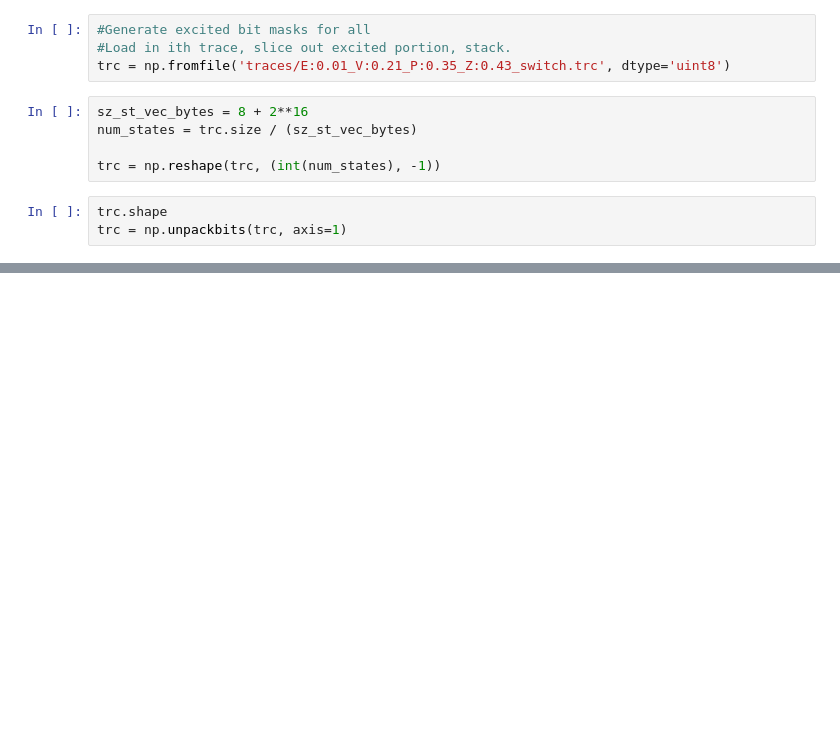
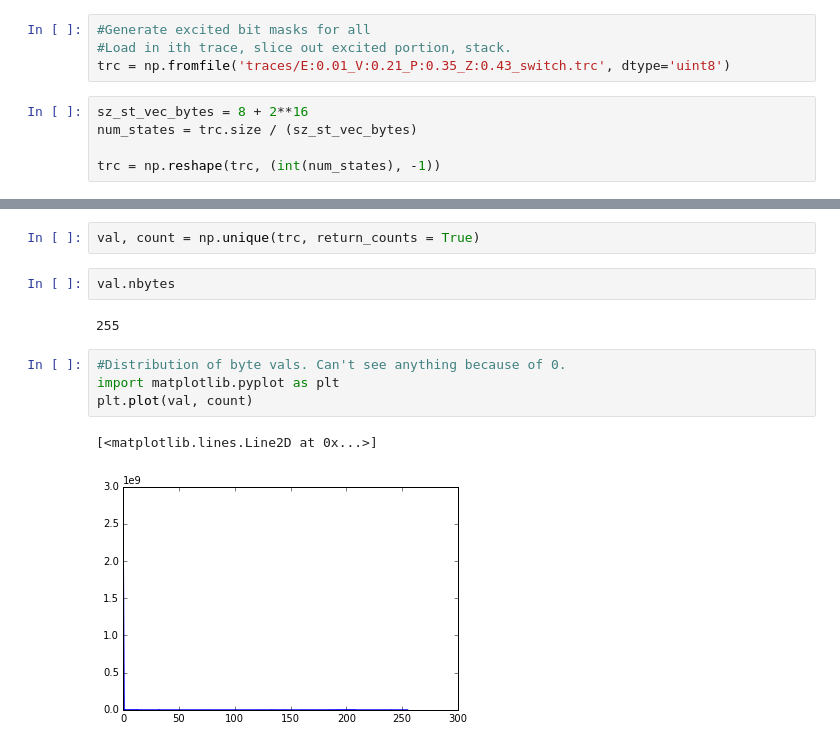
Before and after one commit to PSML/TracePipeline, a Jupyter notebook: experiments/e7_tuswitch/Switch.ipynb, the cells around one changed output, grey strips where cells are left out. Saved outputs shown, nothing was run; the diff lists cells and outputs as text; blank space fills up the shorter version.

```diff
--- a/experiments/e7_tuswitch/Switch.ipynb
+++ b/experiments/e7_tuswitch/Switch.ipynb
@@ -94,9 +95,6 @@ sz_st_vec_bytes = 8 + 2**16
 num_states = trc.size / (sz_st_vec_bytes)
 
 trc = np.reshape(trc, (int(num_states), -1))
-# %%
-trc.shape
-trc = np.unpackbits(trc, axis=1)
 # %%
 trc.shape
 # %% [output]
@@ -103,0 +125,13 @@ trc.shape
+# %%
+val, count = np.unique(trc, return_counts = True)
+# %%
+val.nbytes
+# %% [output]
+255
+# %%
+#Distribution of byte vals. Can't see anything because of 0.
+import matplotlib.pyplot as plt
+plt.plot(val, count)
+# %% [output]
+[<matplotlib.lines.Line2D at 0x...>]
+[figure, added]
```
Also changed, not shown: parts of 6 cells of this notebook.
